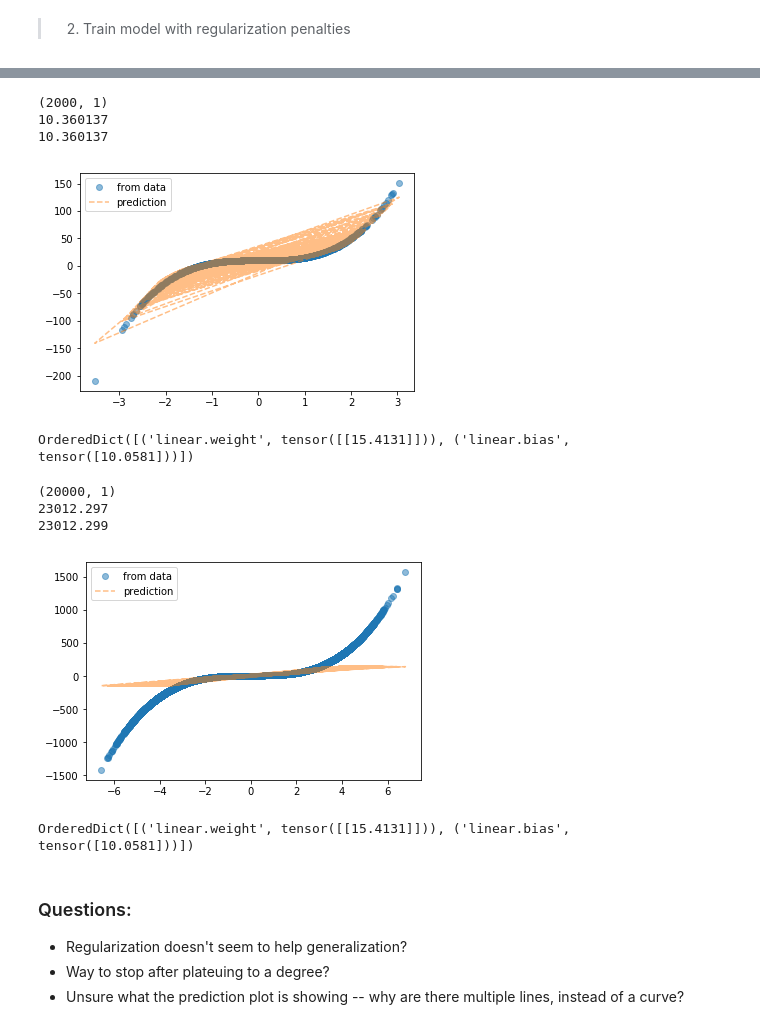
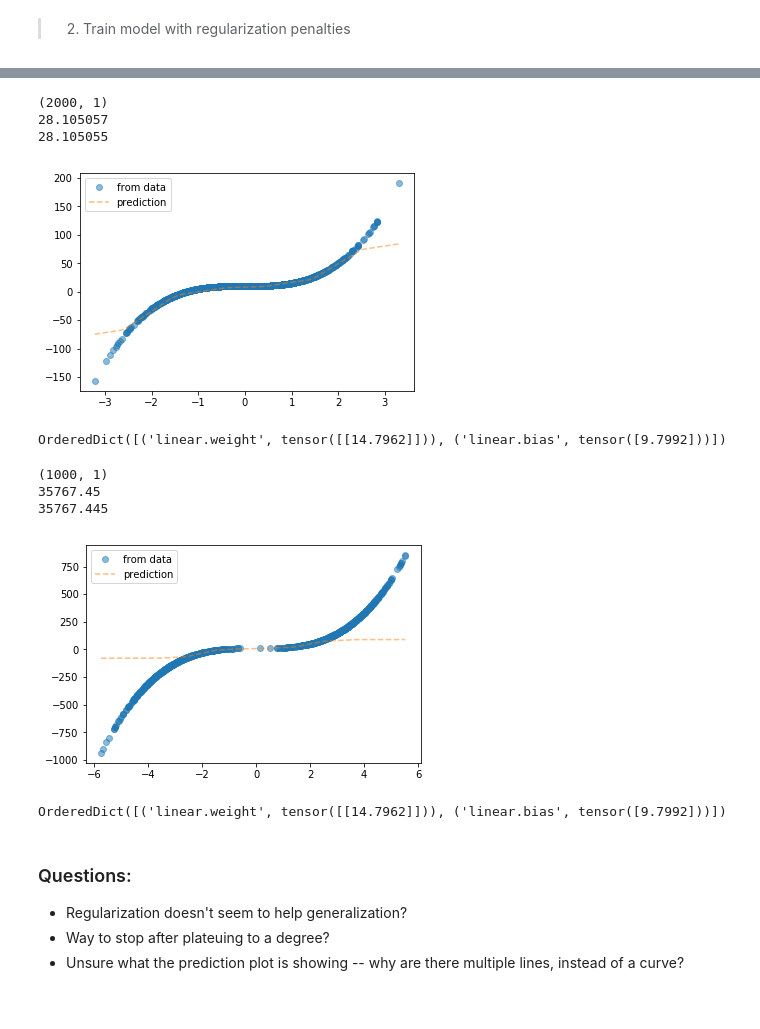
Before and after one commit to mhw32/curis-2019-projects, a Jupyter notebook: nn_exercise_hokyung.ipynb, the cells around one changed output, grey strips where cells are left out. Drawn from its saved outputs; the diff is of its cells as text; code cells hidden in the pictures.

```diff
--- a/nn_exercise_hokyung.ipynb
+++ b/nn_exercise_hokyung.ipynb
@@ -26,7 +26,7 @@ def print_result(x_eval, y_eval, model):
     print(final_loss2)
 
     plt.plot(x_eval, y_eval, 'o', label = 'from data', alpha = 0.5)
-    plt.plot(x_eval, predicted, '--', label = 'prediction', alpha = 0.5)
+    plt.plot(x_eval, predicted[:, 0], '--', label = 'prediction', alpha = 0.5)
     plt.legend()
     plt.show()
     print(model_ln.state_dict())
@@ -230,7 +237,7 @@ OrderedDict([('linear.weight', tensor([[15.4131]])), ('linear.bias', tensor([10.
 # Create neural regression model with regularization penalties
 class Neural_Model_Reg(torch.nn.Module):
 
-    def __init__(self, input_dim, hidden_dim, output_dim, dropout=0.5):
+    def __init__(self, input_dim, hidden_dim, output_dim, dropout=0.2):
         super(Neural_Model_Reg, self).__init__()
         # Single linear layer
         self.hidden = torch.nn.Linear(input_dim, hidden_dim)    # hidden layer
@@ -241,6 +248,7 @@ class Neural_Model_Reg(torch.nn.Module):
     def forward(self, x):
         x = self.hidden(x)
         x = self.tanH(x)               # activation function for hidden layer
+        x = self.dropout(x)
         x = self.linear(x)             # linear output
         return x
 # %%
@@ -296,25 +301,28 @@ training epoch 950, loss 24.386703491210938
 # %%
 # Evalutate non-linear neural network on test set
+model_tanH_reg.eval()
 x_eval = x[training_cutoff:]
 y_eval = y[training_cutoff:]
-print_result(x_eval, y_eval, model_tanH_reg)
+order = np.argsort(x_eval)
+print_result(x_eval[order], y_eval[order], model_tanH_reg)
 # %% [output]
 (2000, 1)
-10.360137
-10.360137
+28.105057
+28.105055
-[figure, old version]
+[figure, new version]
-OrderedDict([('linear.weight', tensor([[15.4131]])), ('linear.bias', tensor([10.0581]))])
+OrderedDict([('linear.weight', tensor([[14.7962]])), ('linear.bias', tensor([9.7992]))])
 # %%
 # Evaluate new regularized model for N(0,1) on unseen dataset
 x_eval = x_new
 y_eval = y_new
-print_result(x_eval, y_eval, model_tanH_reg)
+order = np.argsort(x_eval)
+print_result(x_eval[order], y_eval[order], model_tanH_reg)
 # %% [output]
-(20000, 1)
-23012.297
-23012.299
+(1000, 1)
+35767.45
+35767.445
-[figure, old version]
+[figure, new version]
-OrderedDict([('linear.weight', tensor([[15.4131]])), ('linear.bias', tensor([10.0581]))])
+OrderedDict([('linear.weight', tensor([[14.7962]])), ('linear.bias', tensor([9.7992]))])
 # %% [markdown]
 ### Questions:
 * Regularization doesn't seem to help generalization?
```
Also changed, not shown: parts of 7 cells of this notebook.
